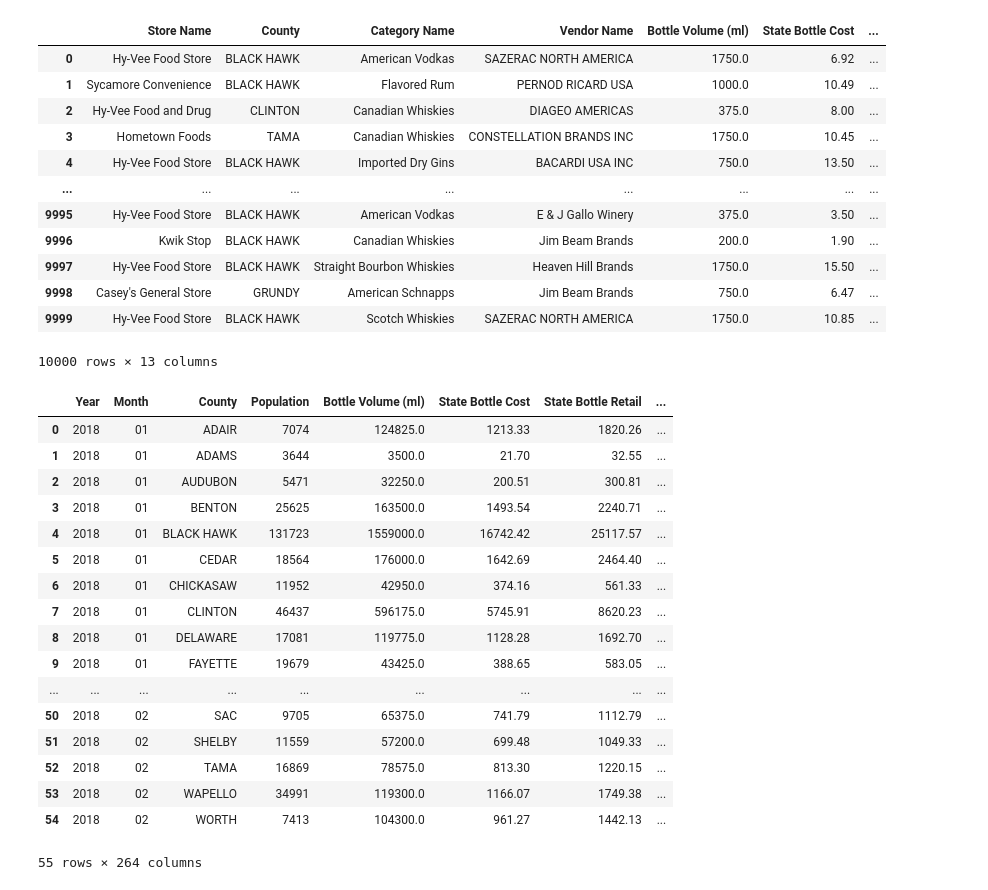
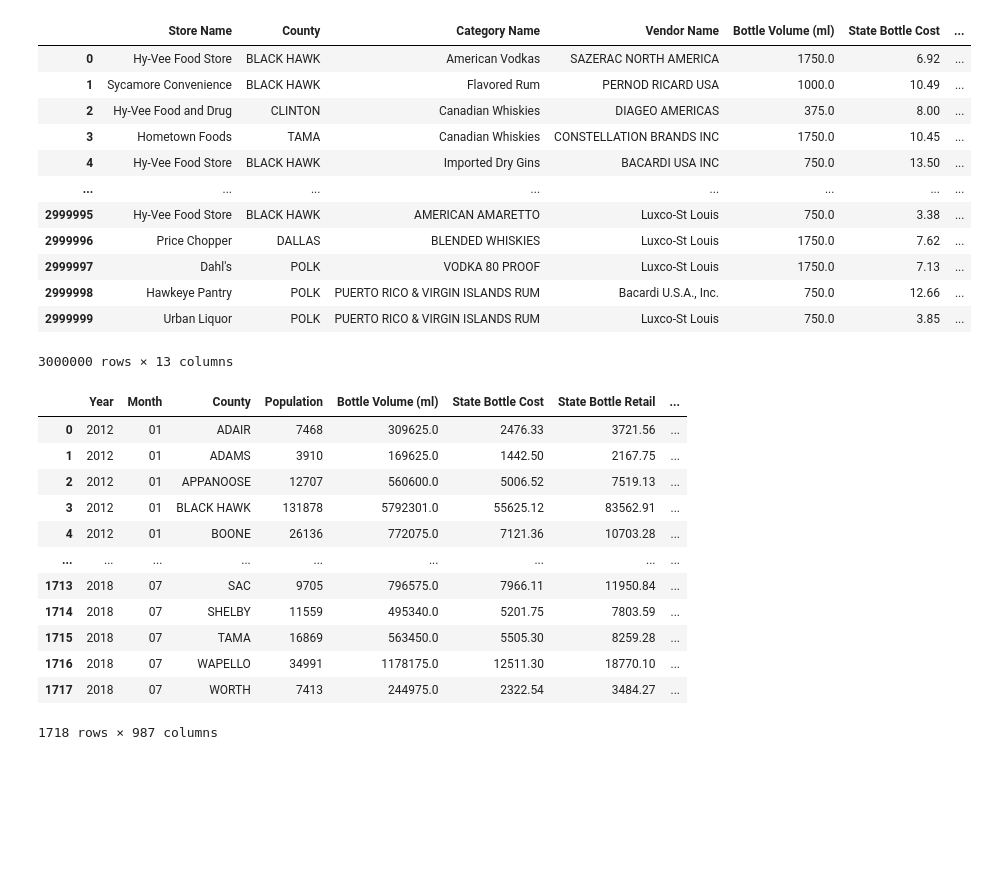
Before and after one commit to ellycebilhorn/DATA403-Project1, a Jupyter notebook: encoding.ipynb, the cells around one changed output. Drawn from its saved outputs; the diff is of its cells as text; code cells hidden in the pictures; blank space fills up the shorter version.

```diff
--- a/encoding.ipynb
+++ b/encoding.ipynb
@@ -4,49 +6,45 @@ import pandas as pd
 # %%
 def get_month(string):
     return string.split("/")[0]
 
-alc_df = pd.read_csv('alc_dataset.csv', nrows=10000)
+alc_df = pd.read_csv('alc_dataset.csv', nrows=3000000)
+#alc_df = pd.read_csv('alc_dataset.csv')
 alc_df["Month"] = alc_df["Date"].apply(get_month)
 alc_df.drop(columns = ["Date", "Unnamed: 0"], inplace = True)
 #alc_df = pd.get_dummies(alc_df)
 alc_df
 #alc_df.groupby(["Year", "Month", "County"]).sum()
 # %% [output]
 |  | Store Name | County | Category Name | Vendor Name | Bottle Volume (ml) | State Bottle Cost | ... |
 | 0 | Hy-Vee Food Store | BLACK HAWK | American Vodkas | SAZERAC NORTH AMERICA | 1750.0 | 6.92 | ... |
 | 1 | Sycamore Convenience | BLACK HAWK | Flavored Rum | PERNOD RICARD USA | 1000.0 | 10.49 | ... |
 | 2 | Hy-Vee Food and Drug | CLINTON | Canadian Whiskies | DIAGEO AMERICAS | 375.0 | 8.00 | ... |
 | 3 | Hometown Foods | TAMA | Canadian Whiskies | CONSTELLATION BRANDS INC | 1750.0 | 10.45 | ... |
 | 4 | Hy-Vee Food Store | BLACK HAWK | Imported Dry Gins | BACARDI USA INC | 750.0 | 13.50 | ... |
 | ... | ... | ... | ... | ... | ... | ... | ... |
-| 9995 | Hy-Vee Food Store | BLACK HAWK | American Vodkas | E & J Gallo Winery | 375.0 | 3.50 | ... |
-| 9996 | Kwik Stop | BLACK HAWK | Canadian Whiskies | Jim Beam Brands | 200.0 | 1.90 | ... |
-| 9997 | Hy-Vee Food Store | BLACK HAWK | Straight Bourbon Whiskies | Heaven Hill Brands | 1750.0 | 15.50 | ... |
-| 9998 | Casey's General Store | GRUNDY | American Schnapps | Jim Beam Brands | 750.0 | 6.47 | ... |
-| 9999 | Hy-Vee Food Store | BLACK HAWK | Scotch Whiskies | SAZERAC NORTH AMERICA | 1750.0 | 10.85 | ... |
+| 2999995 | Hy-Vee Food Store | BLACK HAWK | AMERICAN AMARETTO | Luxco-St Louis | 750.0 | 3.38 | ... |
+| 2999996 | Price Chopper | DALLAS | BLENDED WHISKIES | Luxco-St Louis | 1750.0 | 7.62 | ... |
+| 2999997 | Dahl's | POLK | VODKA 80 PROOF | Luxco-St Louis | 1750.0 | 7.13 | ... |
+| 2999998 | Hawkeye Pantry | POLK | PUERTO RICO & VIRGIN ISLANDS RUM | Bacardi U.S.A., Inc. | 750.0 | 12.66 | ... |
+| 2999999 | Urban Liquor | POLK | PUERTO RICO & VIRGIN ISLANDS RUM | Luxco-St Louis | 750.0 | 3.85 | ... |
-10000 rows × 13 columns
+3000000 rows × 13 columns
 # %%
 grouped_df = pd.get_dummies(alc_df, columns=['Store Name', 'Category Name', 'Vendor Name']).groupby(['Year', 'Month', 'County', 'Population']).sum().reset_index()
 grouped_df
 # %% [output]
 |  | Year | Month | County | Population | Bottle Volume (ml) | State Bottle Cost | State Bottle Retail | ... |
-| 0 | 2018 | 01 | ADAIR | 7074 | 124825.0 | 1213.33 | 1820.26 | ... |
-| 1 | 2018 | 01 | ADAMS | 3644 | 3500.0 | 21.70 | 32.55 | ... |
-| 2 | 2018 | 01 | AUDUBON | 5471 | 32250.0 | 200.51 | 300.81 | ... |
-| 3 | 2018 | 01 | BENTON | 25625 | 163500.0 | 1493.54 | 2240.71 | ... |
-| 4 | 2018 | 01 | BLACK HAWK | 131723 | 1559000.0 | 16742.42 | 25117.57 | ... |
-| 5 | 2018 | 01 | CEDAR | 18564 | 176000.0 | 1642.69 | 2464.40 | ... |
-| 6 | 2018 | 01 | CHICKASAW | 11952 | 42950.0 | 374.16 | 561.33 | ... |
-| 7 | 2018 | 01 | CLINTON | 46437 | 596175.0 | 5745.91 | 8620.23 | ... |
-| 8 | 2018 | 01 | DELAWARE | 17081 | 119775.0 | 1128.28 | 1692.70 | ... |
-| 9 | 2018 | 01 | FAYETTE | 19679 | 43425.0 | 388.65 | 583.05 | ... |
+| 0 | 2012 | 01 | ADAIR | 7468 | 309625.0 | 2476.33 | 3721.56 | ... |
+| 1 | 2012 | 01 | ADAMS | 3910 | 169625.0 | 1442.50 | 2167.75 | ... |
+| 2 | 2012 | 01 | APPANOOSE | 12707 | 560600.0 | 5006.52 | 7519.13 | ... |
+| 3 | 2012 | 01 | BLACK HAWK | 131878 | 5792301.0 | 55625.12 | 83562.91 | ... |
+| 4 | 2012 | 01 | BOONE | 26136 | 772075.0 | 7121.36 | 10703.28 | ... |
 | ... | ... | ... | ... | ... | ... | ... | ... | ... |
-| 50 | 2018 | 02 | SAC | 9705 | 65375.0 | 741.79 | 1112.79 | ... |
-| 51 | 2018 | 02 | SHELBY | 11559 | 57200.0 | 699.48 | 1049.33 | ... |
-| 52 | 2018 | 02 | TAMA | 16869 | 78575.0 | 813.30 | 1220.15 | ... |
-| 53 | 2018 | 02 | WAPELLO | 34991 | 119300.0 | 1166.07 | 1749.38 | ... |
-| 54 | 2018 | 02 | WORTH | 7413 | 104300.0 | 961.27 | 1442.13 | ... |
+| 1713 | 2018 | 07 | SAC | 9705 | 796575.0 | 7966.11 | 11950.84 | ... |
+| 1714 | 2018 | 07 | SHELBY | 11559 | 495340.0 | 5201.75 | 7803.59 | ... |
+| 1715 | 2018 | 07 | TAMA | 16869 | 563450.0 | 5505.30 | 8259.28 | ... |
+| 1716 | 2018 | 07 | WAPELLO | 34991 | 1178175.0 | 12511.30 | 18770.10 | ... |
+| 1717 | 2018 | 07 | WORTH | 7413 | 244975.0 | 2322.54 | 3484.27 | ... |
-55 rows × 264 columns
+1718 rows × 987 columns
 # %%
 grouped_df = pd.get_dummies(grouped_df)
 grouped_df
```
Also changed, not shown: parts of 15 cells of this notebook.
